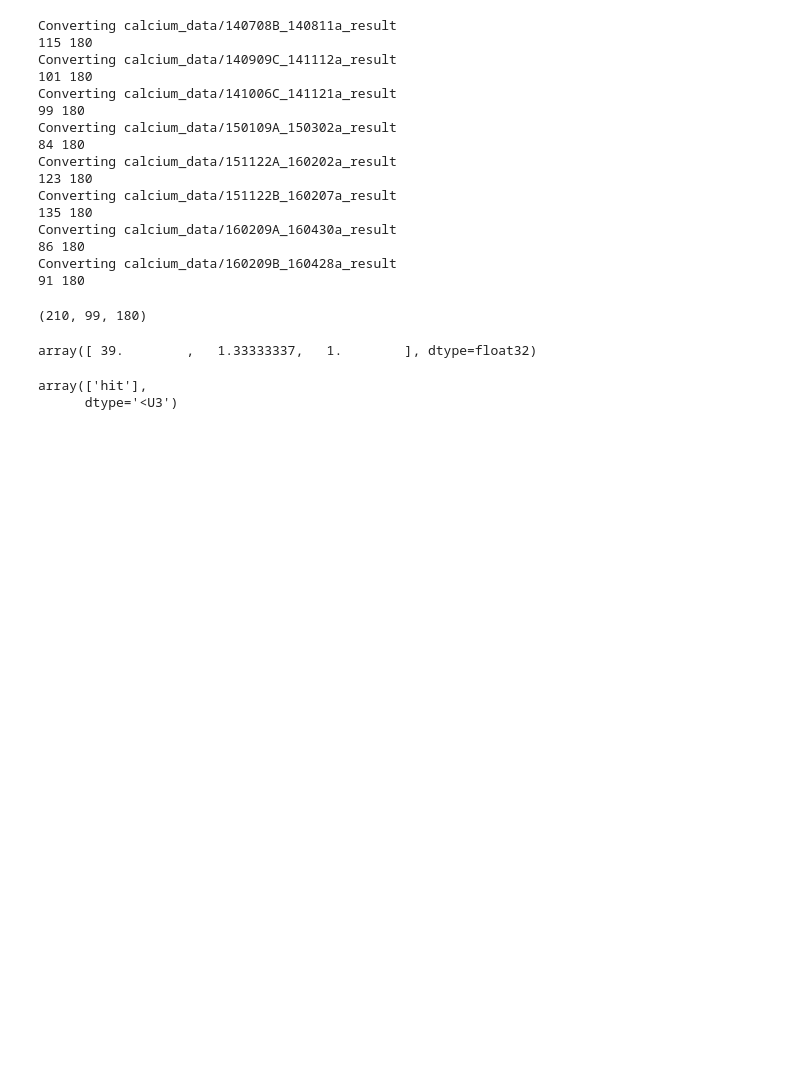
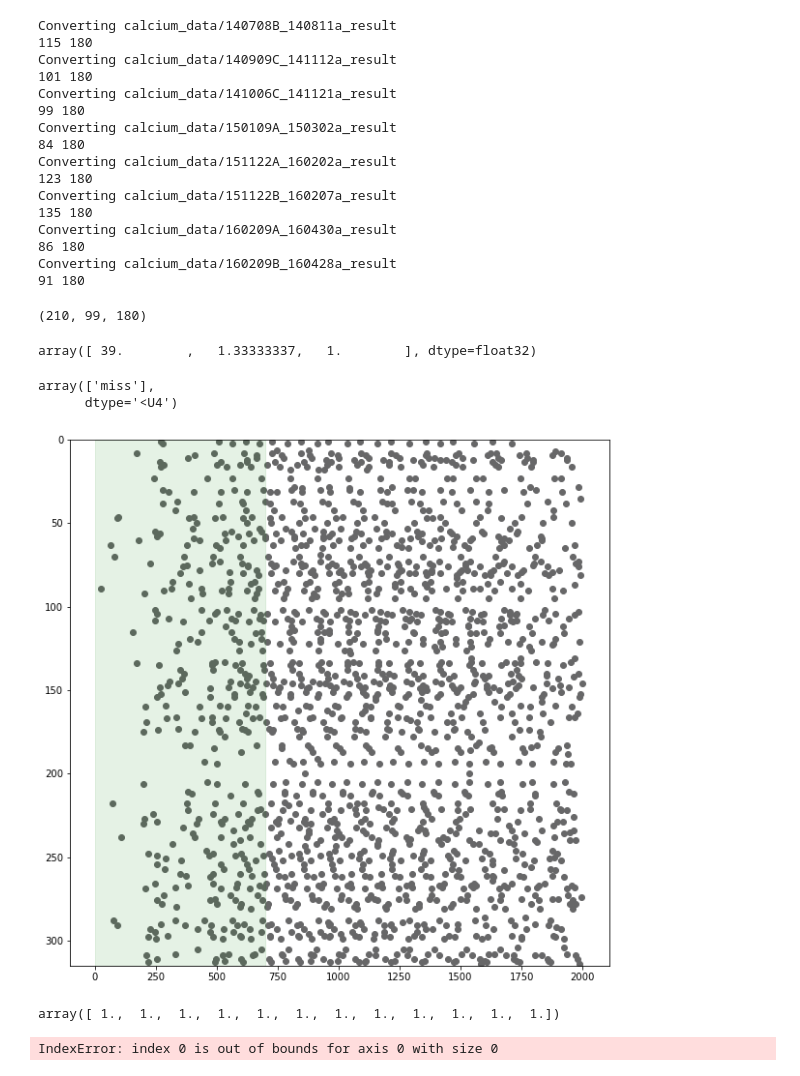
Before and after one commit to ge00rg/LabRotSprekeler, a Jupyter notebook: mat_to_hdf5.ipynb, the cells around one changed output. Saved outputs shown, nothing was run; the diff lists cells and outputs as text; code cells hidden in the pictures; blank space fills up the shorter version.

```diff
--- a/mat_to_hdf5.ipynb
+++ b/mat_to_hdf5.ipynb
@@ -107,8 +107,54 @@ f['meta'][3]
 # %% [output]
 array([ 39.        ,   1.33333337,   1.        ], dtype=float32)
 # %%
-data = loadmat(filelist[2])
+data = loadmat(filelist[1])
 data['trial'][0][3][2]
 # %% [output]
-array(['hit'],
-      dtype='<U3')
+array(['miss'],
+      dtype='<U4')
+# %%
+stim_list = []
+for i in range(n_trials):
+    stim_list.append(data['trial'][0][i][1][0][0])
+
+sort = True
+window = 700
+
+n_trials = data['trial'][0].shape[0]
+
+if sort:
+    inds = np.argsort(stim_list)
+else:
+    inds = range(n_trials)
+
+plt.figure(figsize=(10,10))
+for i, k in enumerate(inds):
+    d = "#5865D8"
+    c = "#676768"
+
+    try:
+        valid_ltimes = data["trial"][0][i][3][0]
+        plt.scatter(valid_ltimes, np.ones(len(data["trial"][0][i][3][0]))*k, color=c)
+    except IndexError:
+        pass
+    #try:
+    #    if valid_ltimes[0] <= window and f['meta'][i,2] == 1:                   #only mark blue if trial is a hit
+    #        plt.scatter([valid_ltimes[0]], [k], color=d)                        #first lick is within window
+    #except IndexError:
+    #    pass
+
+plt.axvspan(0, window, alpha=0.1, color='green')
+
+plt.xlim=(-250,3000)
+plt.ylim(0,n_trials)
+plt.gca().invert_yaxis()
+# %% [output]
+[figure, added]
+# %%
+np.ones(len(data["trial"][0][0][3][0]))
+# %% [output]
+array([ 1.,  1.,  1.,  1.,  1.,  1.,  1.,  1.,  1.,  1.,  1.,  1.])
+# %%
+data["trial"][0][1][3][0]
+# %% [output]
+IndexError: index 0 is out of bounds for axis 0 with size 0
```
Also changed, not shown: parts of 2 cells of this notebook, 3 other files.
